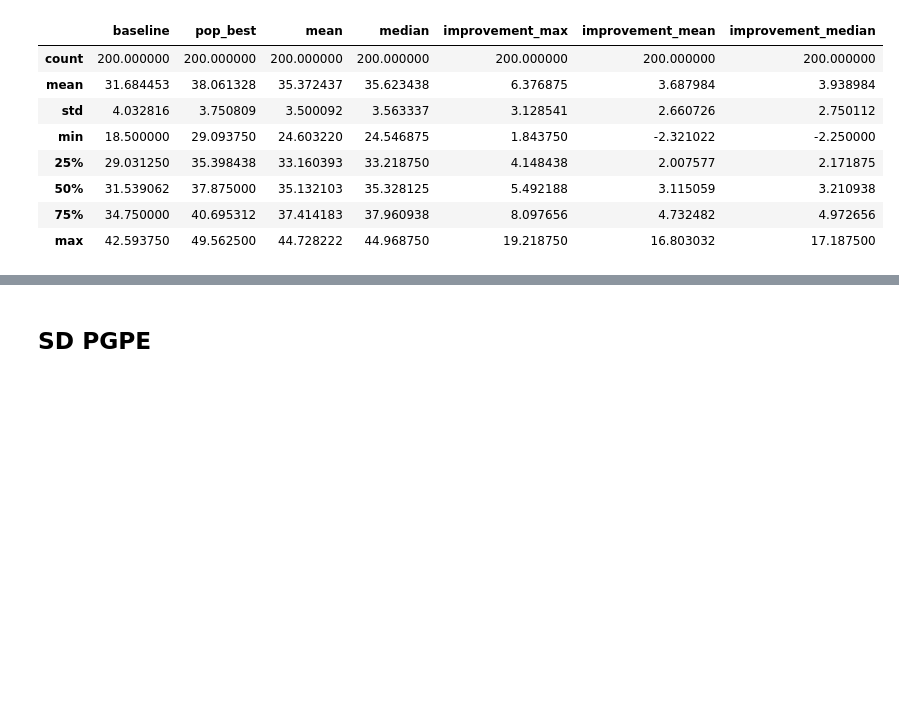
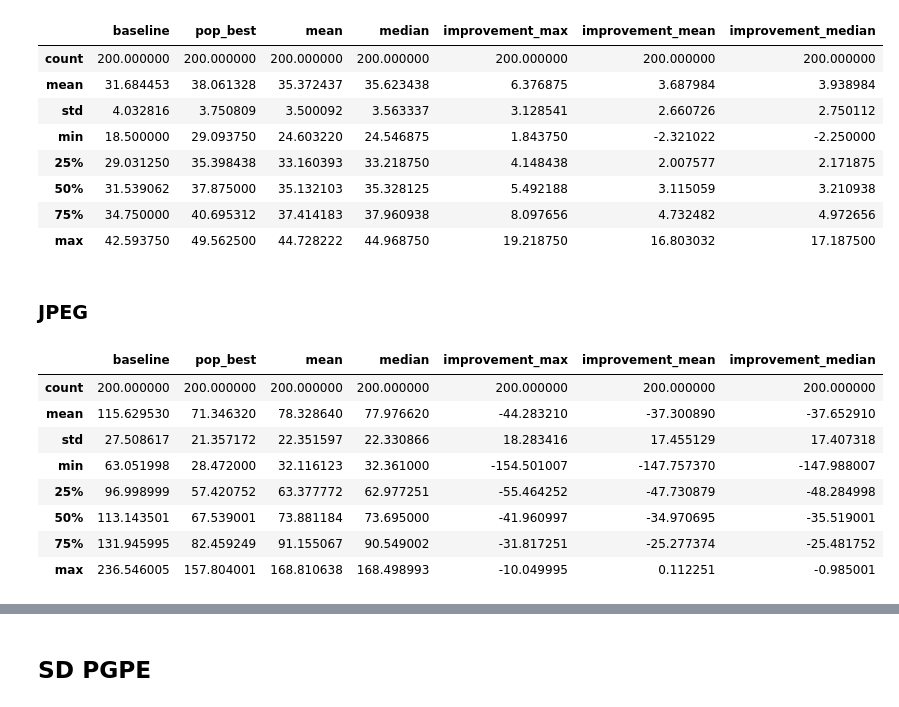
Before and after one commit to pjjajal/diffusion-trajectory, a Jupyter notebook: analysis.ipynb, the cells around one changed output, grey strips where cells are left out. Drawn from its saved outputs; the diff is of its cells as text; code cells hidden in the pictures; blank space fills up the shorter version.

```diff
--- a/analysis.ipynb
+++ b/analysis.ipynb
@@ -397,3 +442,18 @@ compute_deltas(data, up_to_step=15).describe()
 | 50% | 31.539062 | 37.875000 | 35.132103 | 35.328125 | 5.492188 | 3.115059 | 3.210938 |
 | 75% | 34.750000 | 40.695312 | 37.414183 | 37.960938 | 8.097656 | 4.732482 | 4.972656 |
 | max | 42.593750 | 49.562500 | 44.728222 | 44.968750 | 19.218750 | 16.803032 | 17.187500 |
+# %% [markdown]
+### JPEG
+# %%
+data = get_wandb_logs(api, "pjajal/inference-diffusion-noise-optim/pw8cxs22")
+compute_deltas(data, up_to_step=15, max_or_min="min").describe()
+# %% [output]
+|  | baseline | pop_best | mean | median | improvement_max | improvement_mean | improvement_median |
+| count | 200.000000 | 200.000000 | 200.000000 | 200.000000 | 200.000000 | 200.000000 | 200.000000 |
+| mean | 115.629530 | 71.346320 | 78.328640 | 77.976620 | -44.283210 | -37.300890 | -37.652910 |
+| std | 27.508617 | 21.357172 | 22.351597 | 22.330866 | 18.283416 | 17.455129 | 17.407318 |
+| min | 63.051998 | 28.472000 | 32.116123 | 32.361000 | -154.501007 | -147.757370 | -147.988007 |
+| 25% | 96.998999 | 57.420752 | 63.377772 | 62.977251 | -55.464252 | -47.730879 | -48.284998 |
+| 50% | 113.143501 | 67.539001 | 73.881184 | 73.695000 | -41.960997 | -34.970695 | -35.519001 |
+| 75% | 131.945995 | 82.459249 | 91.155067 | 90.549002 | -31.817251 | -25.277374 | -25.481752 |
+| max | 236.546005 | 157.804001 | 168.810638 | 168.498993 | -10.049995 | 0.112251 | -0.985001 |
```
Also changed, not shown: parts of 26 cells of this notebook.
